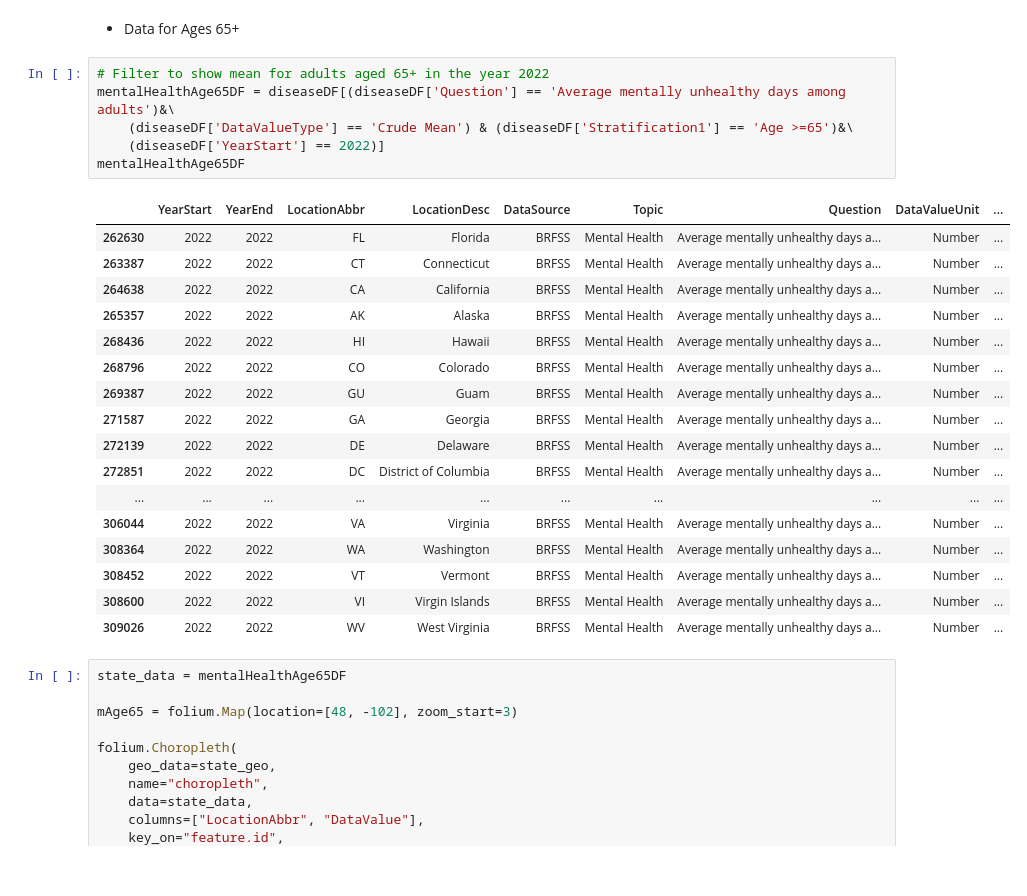
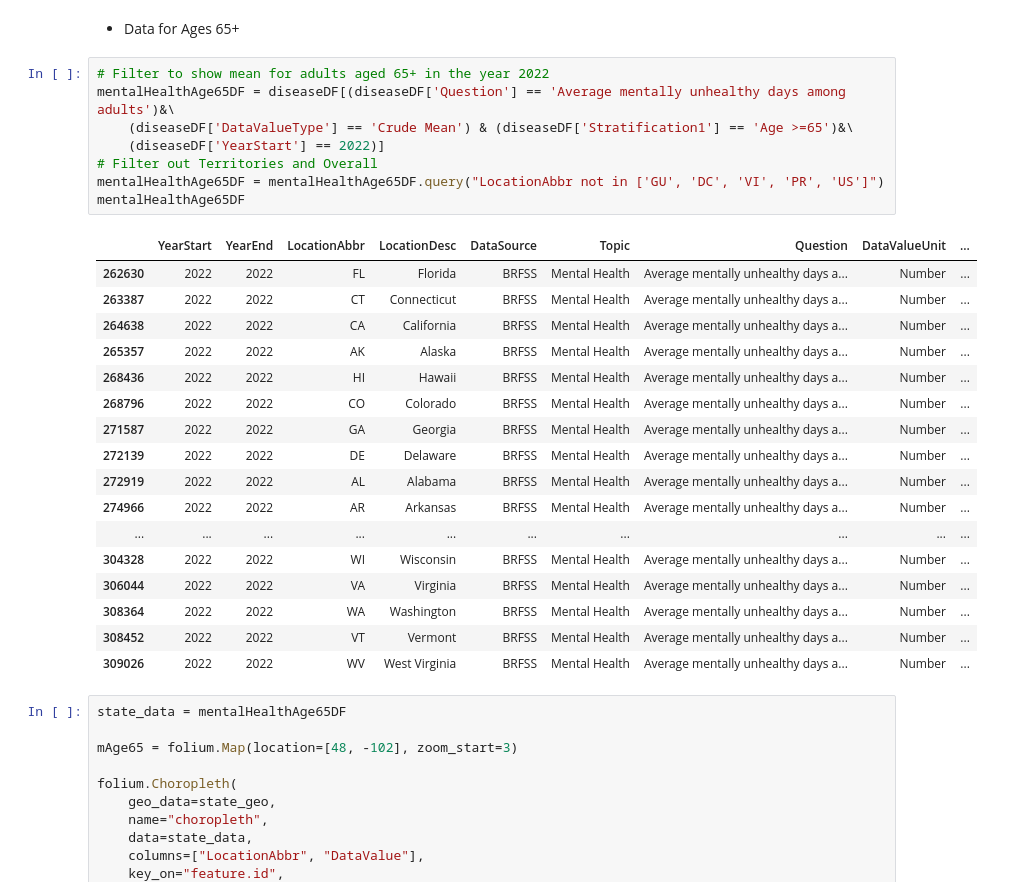
Before and after one commit to CameronStevens4/Data213-Final-Project---Cameron-Stevens, a Jupyter notebook: FinalProject.ipynb, the cells around one changed output. Cells and saved outputs as stored; diff of their text form.

```diff
--- a/FinalProject.ipynb
+++ b/FinalProject.ipynb
@@ -300,26 +310,28 @@ mAge45
 # %%
 # Filter to show mean for adults aged 65+ in the year 2022
 mentalHealthAge65DF = diseaseDF[(diseaseDF['Question'] == 'Average mentally unhealthy days among adults')&\
     (diseaseDF['DataValueType'] == 'Crude Mean') & (diseaseDF['Stratification1'] == 'Age >=65')&\
     (diseaseDF['YearStart'] == 2022)]
+# Filter out Territories and Overall
+mentalHealthAge65DF = mentalHealthAge65DF.query("LocationAbbr not in ['GU', 'DC', 'VI', 'PR', 'US']")
 mentalHealthAge65DF
 # %% [output]
 |  | YearStart | YearEnd | LocationAbbr | LocationDesc | DataSource | Topic | Question | DataValueUnit | ... |
 | 262630 | 2022 | 2022 | FL | Florida | BRFSS | Mental Health | Average mentally unhealthy days a... | Number | ... |
 | 263387 | 2022 | 2022 | CT | Connecticut | BRFSS | Mental Health | Average mentally unhealthy days a... | Number | ... |
 | 264638 | 2022 | 2022 | CA | California | BRFSS | Mental Health | Average mentally unhealthy days a... | Number | ... |
 | 265357 | 2022 | 2022 | AK | Alaska | BRFSS | Mental Health | Average mentally unhealthy days a... | Number | ... |
 | 268436 | 2022 | 2022 | HI | Hawaii | BRFSS | Mental Health | Average mentally unhealthy days a... | Number | ... |
 | 268796 | 2022 | 2022 | CO | Colorado | BRFSS | Mental Health | Average mentally unhealthy days a... | Number | ... |
-| 269387 | 2022 | 2022 | GU | Guam | BRFSS | Mental Health | Average mentally unhealthy days a... | Number | ... |
 | 271587 | 2022 | 2022 | GA | Georgia | BRFSS | Mental Health | Average mentally unhealthy days a... | Number | ... |
 | 272139 | 2022 | 2022 | DE | Delaware | BRFSS | Mental Health | Average mentally unhealthy days a... | Number | ... |
-| 272851 | 2022 | 2022 | DC | District of Columbia | BRFSS | Mental Health | Average mentally unhealthy days a... | Number | ... |
+| 272919 | 2022 | 2022 | AL | Alabama | BRFSS | Mental Health | Average mentally unhealthy days a... | Number | ... |
+| 274966 | 2022 | 2022 | AR | Arkansas | BRFSS | Mental Health | Average mentally unhealthy days a... | Number | ... |
 | ... | ... | ... | ... | ... | ... | ... | ... | ... | ... |
+| 304328 | 2022 | 2022 | WI | Wisconsin | BRFSS | Mental Health | Average mentally unhealthy days a... | Number | ... |
 | 306044 | 2022 | 2022 | VA | Virginia | BRFSS | Mental Health | Average mentally unhealthy days a... | Number | ... |
 | 308364 | 2022 | 2022 | WA | Washington | BRFSS | Mental Health | Average mentally unhealthy days a... | Number | ... |
 | 308452 | 2022 | 2022 | VT | Vermont | BRFSS | Mental Health | Average mentally unhealthy days a... | Number | ... |
-| 308600 | 2022 | 2022 | VI | Virgin Islands | BRFSS | Mental Health | Average mentally unhealthy days a... | Number | ... |
 | 309026 | 2022 | 2022 | WV | West Virginia | BRFSS | Mental Health | Average mentally unhealthy days a... | Number | ... |
 # %%
 state_data = mentalHealthAge65DF
```
Also changed, not shown: parts of 8 cells of this notebook.
